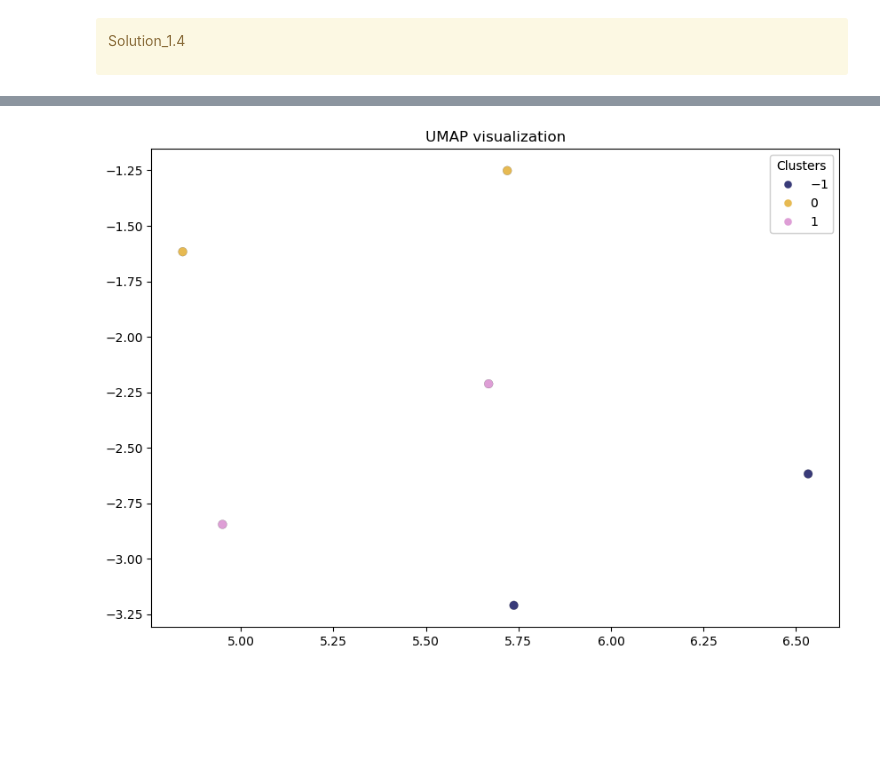
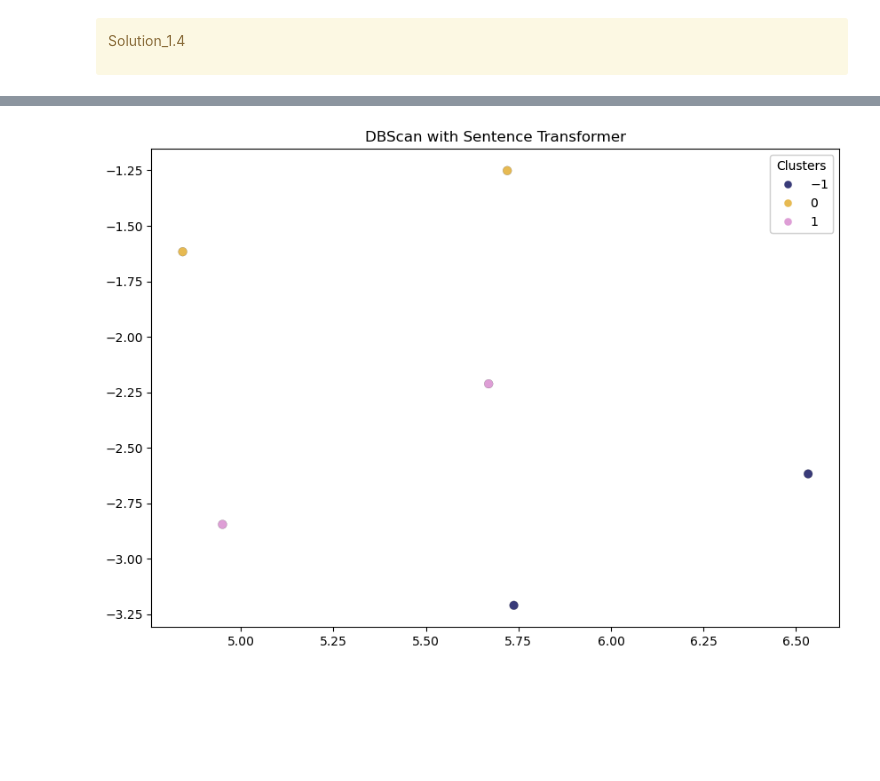
Before and after one commit to madihung/cpsc330, a Jupyter notebook: hw6/hw6.ipynb, the cells around one changed output, grey strips where cells are left out. Cells and saved outputs as stored; diff of their text form; code cells hidden in the pictures.

```diff
--- a/hw6/hw6.ipynb
+++ b/hw6/hw6.ipynb
@@ -422,8 +425,8 @@ plot_umap_clusters(emb_sent_df, kmeans_bag_labels )
 # %%
 # KMeans with sentence_transformer representation
-plot_umap_clusters(emb_sents, dbscan_labels)
+plot_umap_clusters(emb_sents, dbscan_labels, title="DBScan with Sentence Transformer")
 # %% [output]
-[figure, old version]
+[figure, new version]
 # %% [markdown]
 <!-- END QUESTION -->
 
```
Also changed, not shown: parts of 16 cells of this notebook.
